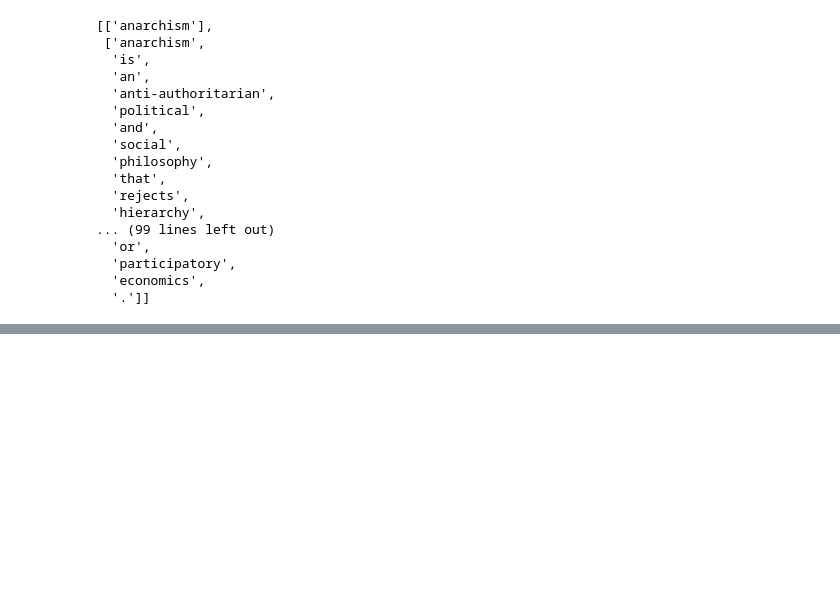
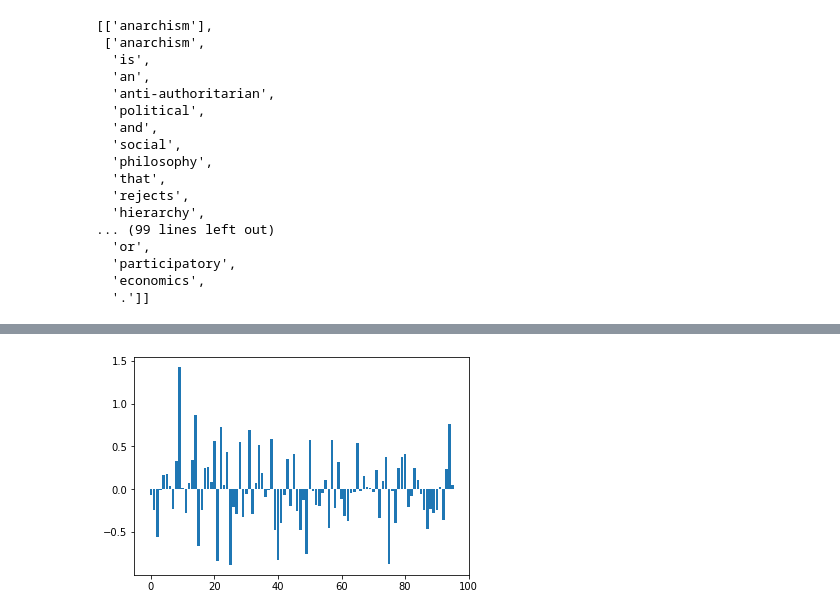
Before and after one commit to idfah/notebooks, a Jupyter notebook: nlp/word_embeddings_with_gensim_word2vec.ipynb, the cells around one changed output, grey strips where cells are left out. Saved outputs shown, nothing was run; the diff lists cells and outputs as text; code cells hidden in the pictures; blank space fills up the shorter version.

```diff
--- a/nlp/word_embeddings_with_gensim_word2vec.ipynb
+++ b/nlp/word_embeddings_with_gensim_word2vec.ipynb
@@ -82,7 +82,7 @@ list(lower_token_stream.islice(5))
   '.']]
 # %%
 vocab_size = 150_000
-embed_dim = 32
+embed_dim = 96
 # %%
 counts = collections.Counter(lower_token_stream.unnest())
 len(counts)
@@ -218,0 +279,4 @@ for word in test_words:
+# %%
+plt.bar(range(embed_dim), model.wv.vectors.mean(axis=0));
+# %% [output]
+[figure, added]
```
Also changed, not shown: parts of 7 cells of this notebook, 1 other file.
